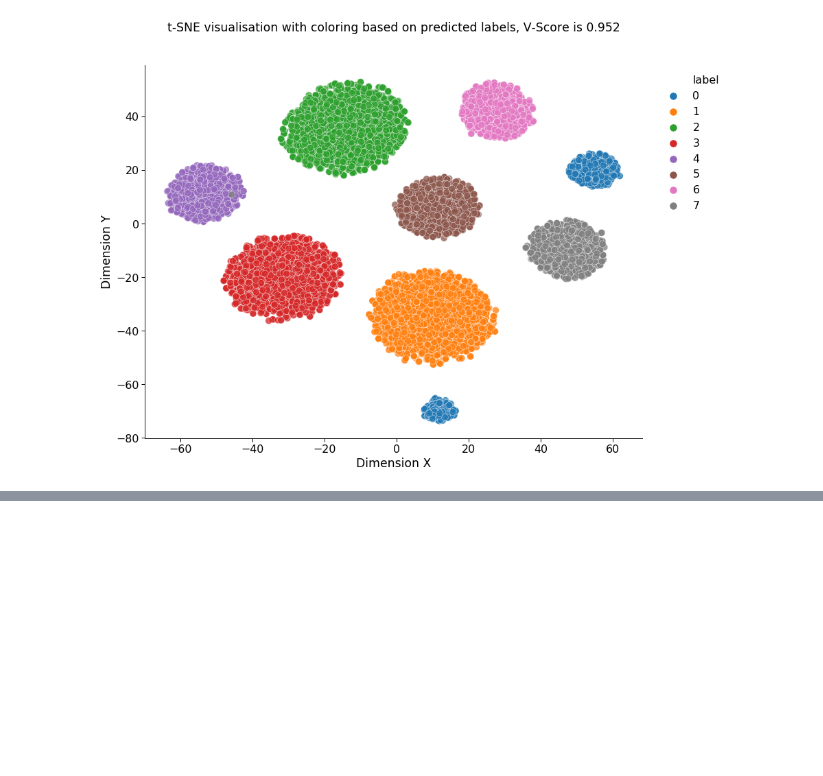
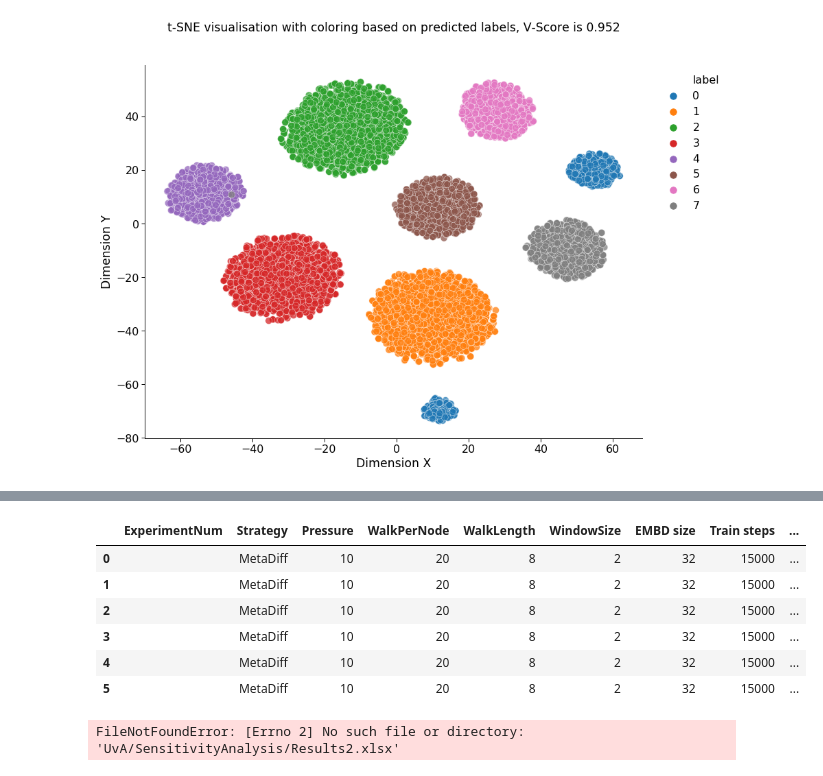
Before and after one commit to AlexWorldD/NetEmbs, a Jupyter notebook: Sensitivity analysis.ipynb, the cells around one changed output, grey strips where cells are left out. Saved outputs shown, nothing was run; the diff lists cells and outputs as text; code cells hidden in the pictures; blank space fills up the shorter version.

```diff
--- a/Sensitivity analysis.ipynb
+++ b/Sensitivity analysis.ipynb
@@ -244,33 +18,3 @@ d = upload_data(DB_PATH, limit=None)
 d = prepare_data(d)
 # %% [output]
 Final shape of DataFrame is  (58559, 9)
-# %%
-from NetEmbs import *
-from NetEmbs.Logs.custom_logger import log_me
-from NetEmbs.utils import *
-import logging
-CONFIG.WORK_FOLDER = ('UvA/SensitivityAnalysis/_versionMetaDiff_directionCOMBI_walks20_pressure30_window2_1hopFraction0/', 'TFsteps100000batch64_emb32/')
-print("Current config parameters: \n Embedding size: ", EMBD_SIZE, "\n Walks per node: ", WALKS_PER_NODE,
-      "\n Steps in TF model: ", STEPS)
-# ///////// Getting embeddings \\\\\\\\\\\\
-try:
-    embds = get_embs_TF(d, embed_size=EMBD_SIZE, walks_per_node=WALKS_PER_NODE, num_steps=STEPS,
-                        step_version=STEP_VERSION,
-                        use_cached_skip_grams=True, use_prev_embs=False, vis_progress=False, groundTruthDF=None)
-except Exception as e:
-    if LOG:
-        local_logger = logging.getLogger("NetEmbs.MarcelExperiments")
-        local_logger.error("We've got an error in get_embs_TF function... ", exc_info=True)
-    raise e
-
-# //////// Add X/Y for plotting and Merge with GroundTruth \\\\\\\\\
-d = add_ground_truth(dim_reduction(embds), path_file="Simulation/FSN_Data.db")
-d.to_pickle(CONFIG.WORK_FOLDER[0] + CONFIG.WORK_FOLDER[1] + "cache/Embeddings.pkl")
-print("Use the following command to see the Tensorboard with all collected stats during last running: \n")
-print("tensorboard --logdir=model/" + CONFIG.WORK_FOLDER[0] + CONFIG.WORK_FOLDER[1])
-#     ////////// Plotting tSNE graphs with ground truth vs. labeled \\\\\\\
-plot_tSNE(d, legend_title="GroundTruth", folder=PATH_GDRIVE,
-          title="GroundTruth", context="paper_half")
-plot_tSNE(d, legend_title="GroundTruth", folder=PATH_GDRIVE,
-          title="GroundTruth", context="paper_full")
-print("Plotted the GroundTruth graph!")
@@ -415,0 +334,14 @@ plot_tSNE(embs, "label", context="paper_full")
+# %%
+import pandas as pd
+# res = pd.DataFrame(columns=['ExperimentNum', 'Strategy', 'Pressure', 'WalkPerNode', 'WalkLength', 'WindowSize', 'EMBD size', 'Train steps', 'Batch size', 'Adjusted Rand index', 'Adjusted Mutual Information', 'V-measure', 'Fowlkes-Mallows index', 'Sampling time', 'TF time'])
+for _ in range(3):
+    res = res.append(cur_params, ignore_index=True)
+res
+# %% [output]
+|  | ExperimentNum | Strategy | Pressure | WalkPerNode | WalkLength | WindowSize | EMBD size | Train steps | ... |
+| 0 |  | MetaDiff | 10 | 20 | 8 | 2 | 32 | 15000 | ... |
+| 1 |  | MetaDiff | 10 | 20 | 8 | 2 | 32 | 15000 | ... |
+| 2 |  | MetaDiff | 10 | 20 | 8 | 2 | 32 | 15000 | ... |
+| 3 |  | MetaDiff | 10 | 20 | 8 | 2 | 32 | 15000 | ... |
+| 4 |  | MetaDiff | 10 | 20 | 8 | 2 | 32 | 15000 | ... |
+| 5 |  | MetaDiff | 10 | 20 | 8 | 2 | 32 | 15000 | ... |
@@ -415,0 +354,4 @@ plot_tSNE(embs, "label", context="paper_full")
+# %%
+pd.read_excel(CONFIG.ROOT_FOLDER+"Results2.xlsx", index_col=0)
+# %% [output]
+FileNotFoundError: [Errno 2] No such file or directory: 'UvA/SensitivityAnalysis/Results2.xlsx'
```
Also changed, not shown: parts of 6 cells of this notebook, 39 other files.
